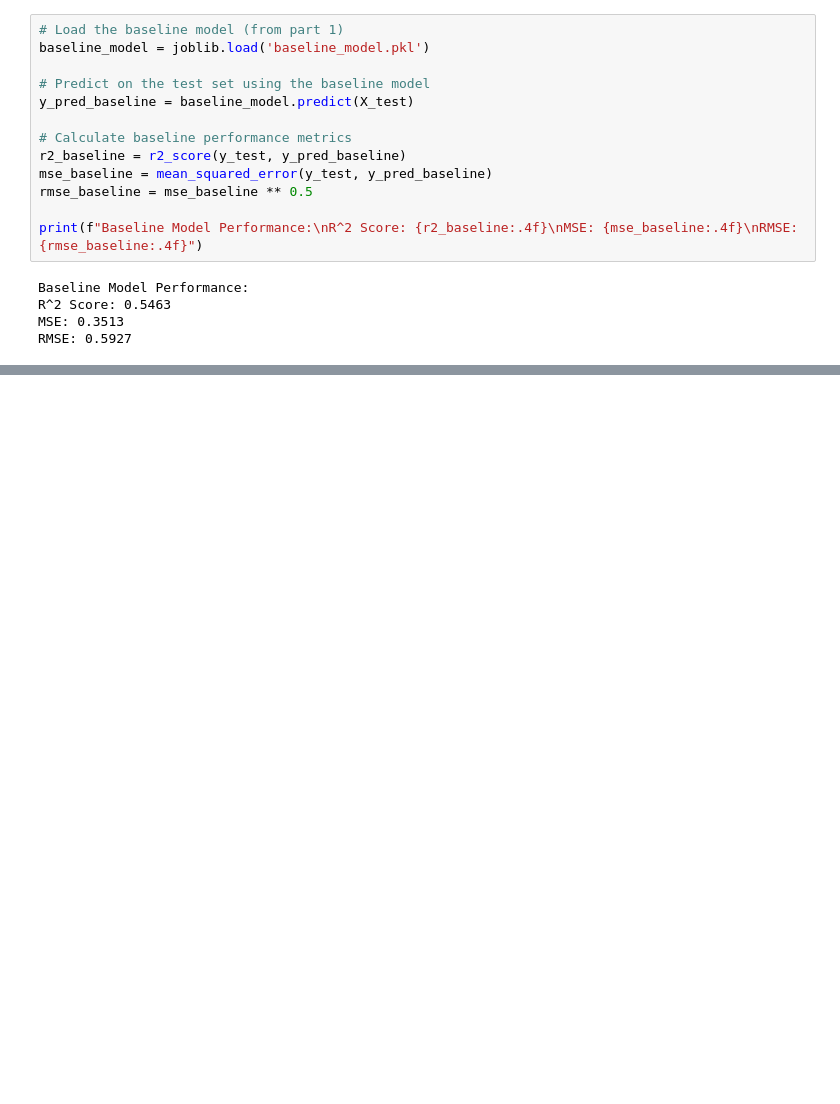
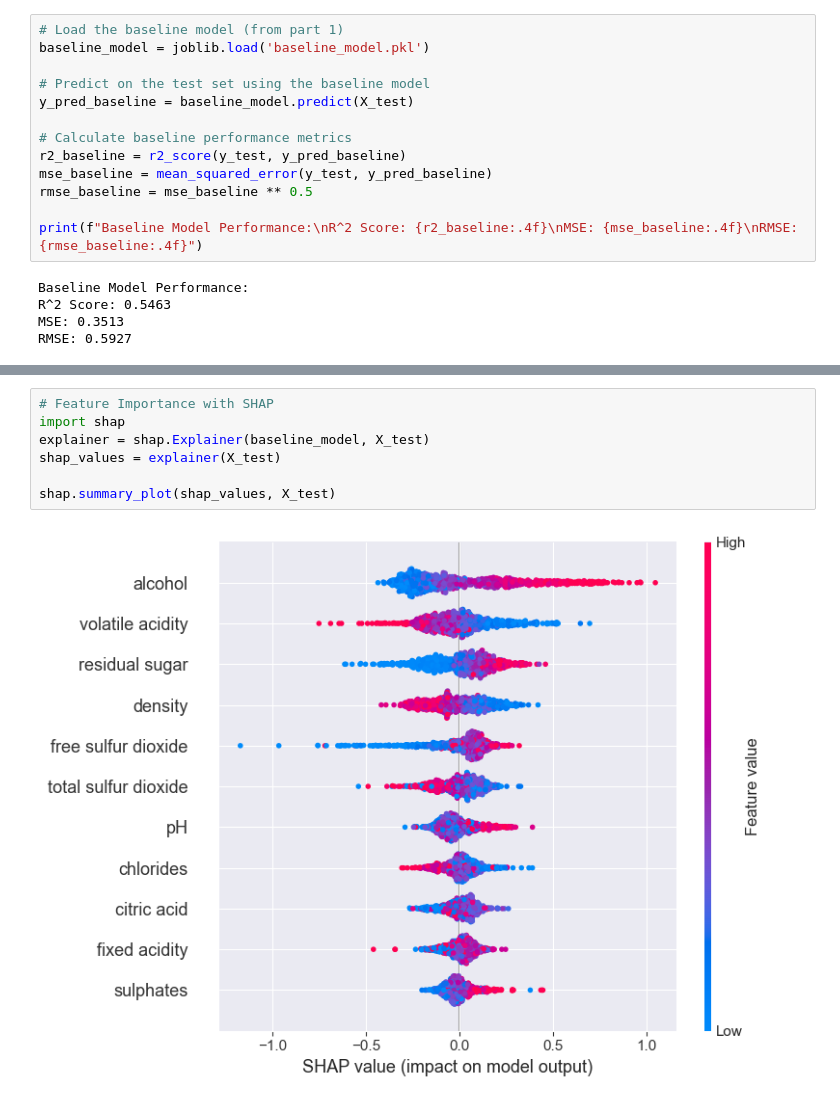
Before and after one commit to noydvori/TDSProject, a Jupyter notebook: part2.ipynb, the cells around one changed output, grey strips where cells are left out. Cells and saved outputs as stored; diff of their text form; blank space fills up the shorter version.

```diff
--- a/part2.ipynb
+++ b/part2.ipynb
@@ -191,0 +140,9 @@ RMSE: 0.0859
+# %%
+# Feature Importance with SHAP
+import shap
+explainer = shap.Explainer(baseline_model, X_test)
+shap_values = explainer(X_test)
+
+shap.summary_plot(shap_values, X_test)
+# %% [output]
+[figure, added]
```
Also changed, not shown: parts of 46 cells of this notebook.
